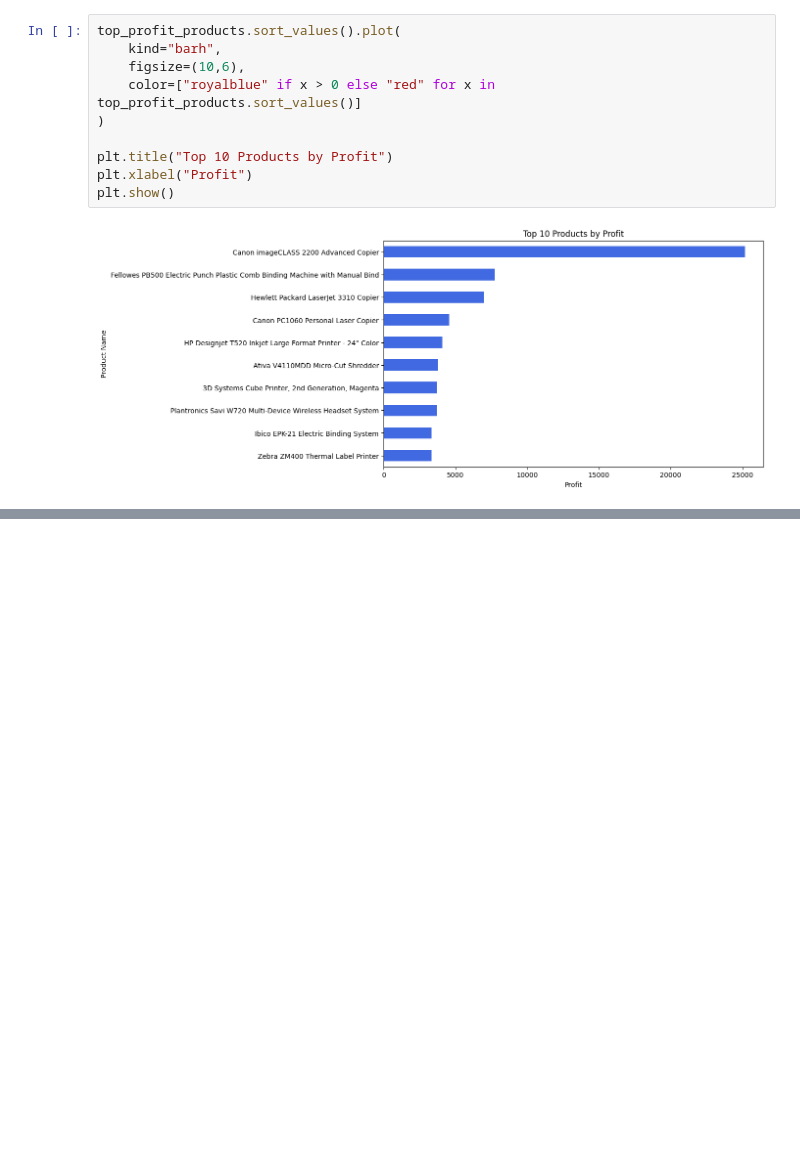
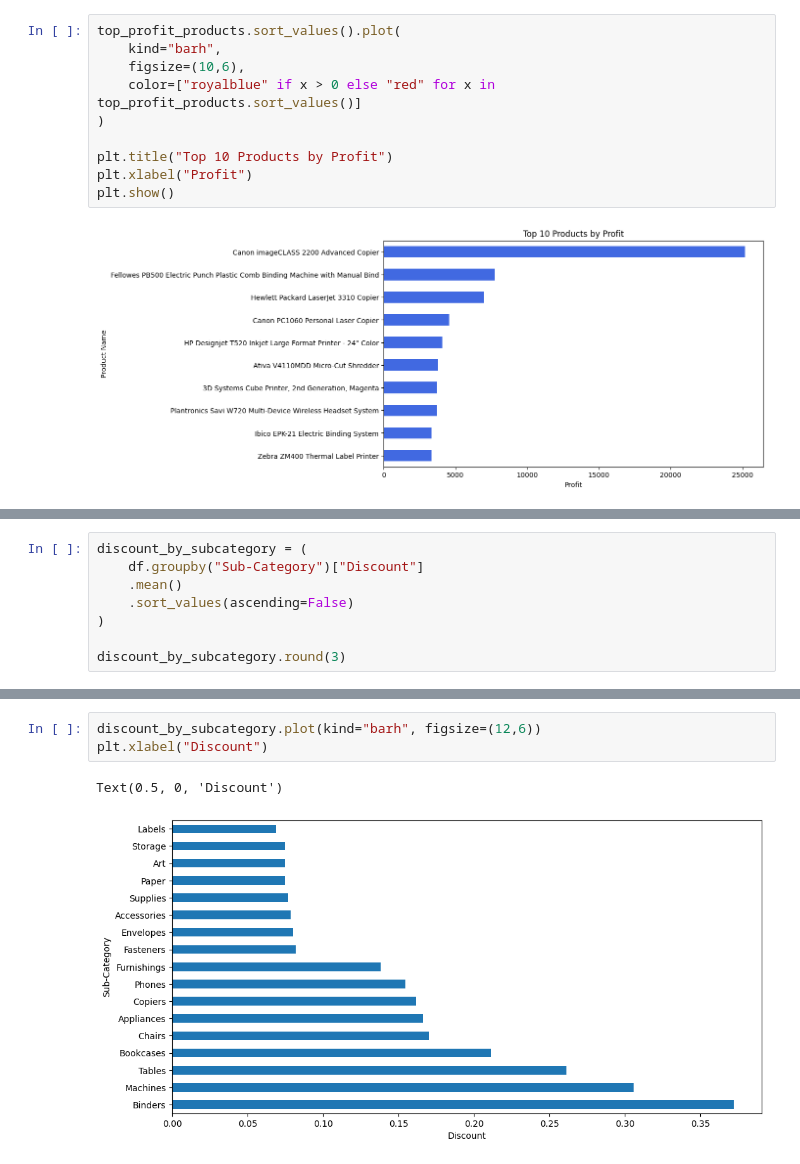
Before and after one commit to Suyogpr/sales-data-analysis, a Jupyter notebook: notebook.ipynb, the cells around one changed output, grey strips where cells are left out. Drawn from its saved outputs; the diff is of its cells as text; blank space fills up the shorter version.

```diff
--- a/notebook.ipynb
+++ b/notebook.ipynb
@@ -252,0 +317,8 @@ plt.show()
+# %%
+discount_by_subcategory = (
+    df.groupby("Sub-Category")["Discount"]
+    .mean()
+    .sort_values(ascending=False)
+)
+
+discount_by_subcategory.round(3)
@@ -252,0 +345,6 @@ plt.show()
+# %%
+discount_by_subcategory.plot(kind="barh", figsize=(12,6))
+plt.xlabel("Discount")
+# %% [output]
+Text(0.5, 0, 'Discount')
+[figure, added]
```
Also changed, not shown: parts of 6 cells of this notebook, 1 other file.
